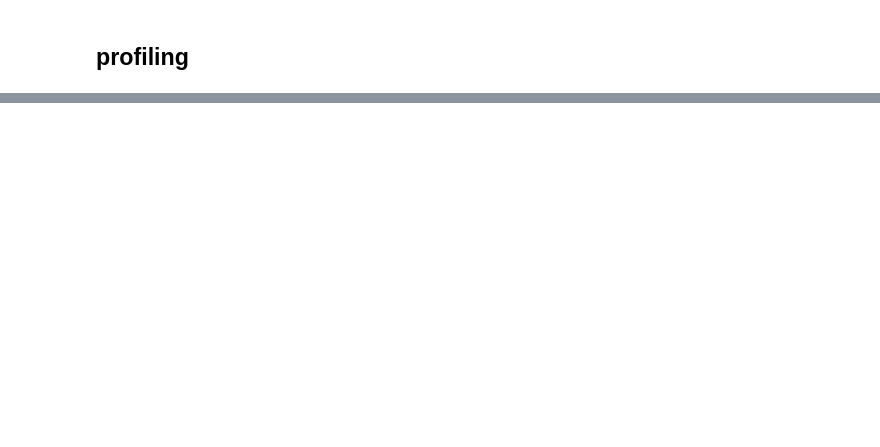
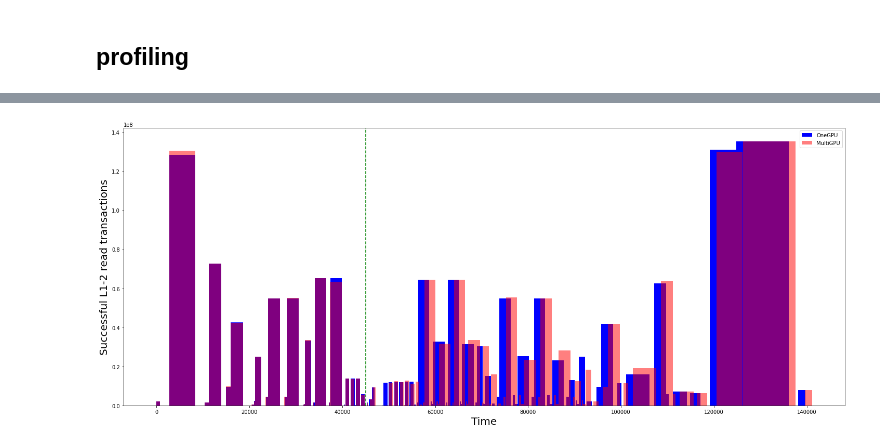
Before and after one commit to Yassawe/cacheThrashingVisualization, a Jupyter notebook: hr.ipynb, the cells around one changed output, grey strips where cells are left out. Cells and saved outputs as stored; diff of their text form; code cells hidden in the pictures; blank space fills up the shorter version.

Commit message:
time analysis of successful transactions

```diff
--- a/hr.ipynb
+++ b/hr.ipynb
@@ -49,0 +42,27 @@ plot_bar_overlap(val_1, val_4, delimeter=delimeter, ylabel='L1-2 hitrate', xlabe
+# %%
+RHR_multi = multigpu[READHR].astype(float).to_numpy()
+RTR_multi = multigpu[READTR].astype(float).to_numpy()
+WHR_multi = multigpu[WRITEHR].astype(float).to_numpy()
+WTR_multi = multigpu[WRITETR].astype(float).to_numpy()
+
+durations_multi = multigpu['Duration'].astype(float).to_numpy()
+# %%
+SuccessRT_one = RHR_one*RTR_one/100
+SuccessWT_one = WHR_one*WTR_one/100
+SuccessRT_multi = RHR_multi*RTR_multi/100
+SuccessWT_multi = WHR_multi*WTR_multi/100
+# %%
+SuccessRT_one_time, delimeter_one = create_timearray(SuccessRT_one, durations_one, delimeter)
+SuccessWT_one_time, delimeter_one = create_timearray(SuccessWT_one, durations_one, delimeter)
+
+SuccessRT_multi_time, delimeter_multi = create_timearray(SuccessRT_multi, durations_multi, delimeter)
+SuccessWT_multi_time, delimeter_multi = create_timearray(SuccessWT_multi, durations_multi, delimeter)
+# %%
+if delimeter_one==delimeter_multi:
+    delimeter_time = delimeter_one
+else:
+    delimeter_time=int((delimeter_one+delimeter_multi)/2)
+# %%
+plot_bar_overlap(SuccessRT_one_time, SuccessRT_multi_time, delimeter_time, ylabel='Successful L1-2 read transactions', xlabel='Time', label1='OneGPU', label2='MultiGPU')
+# %% [output]
+[figure, added]
```
Also changed, not shown: parts of 13 cells of this notebook, 6 other files.
